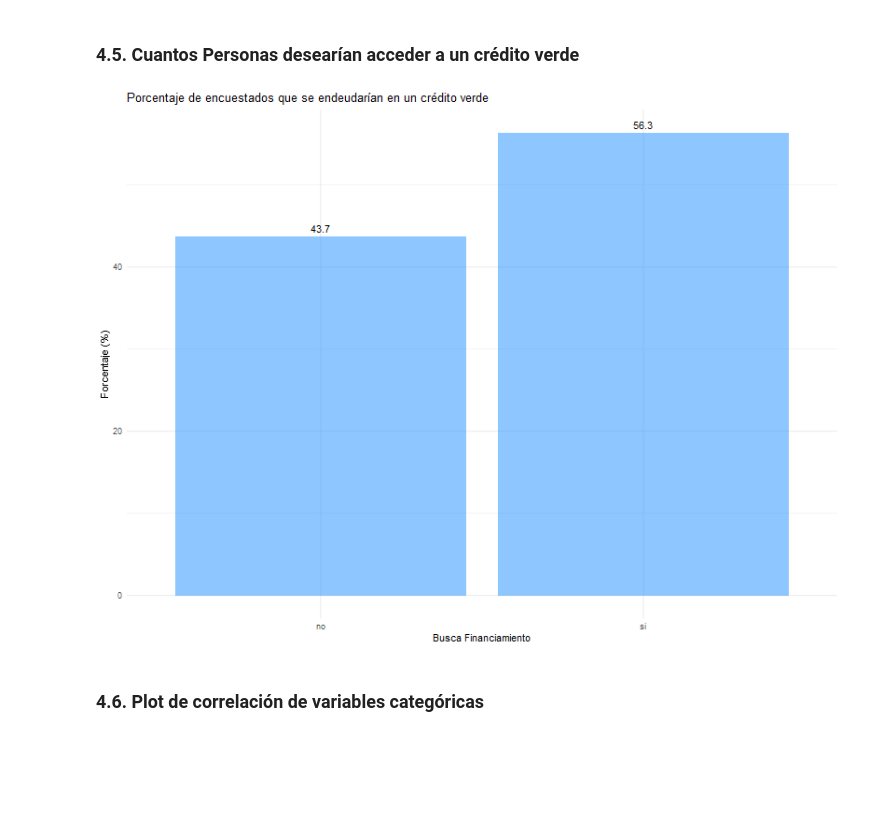
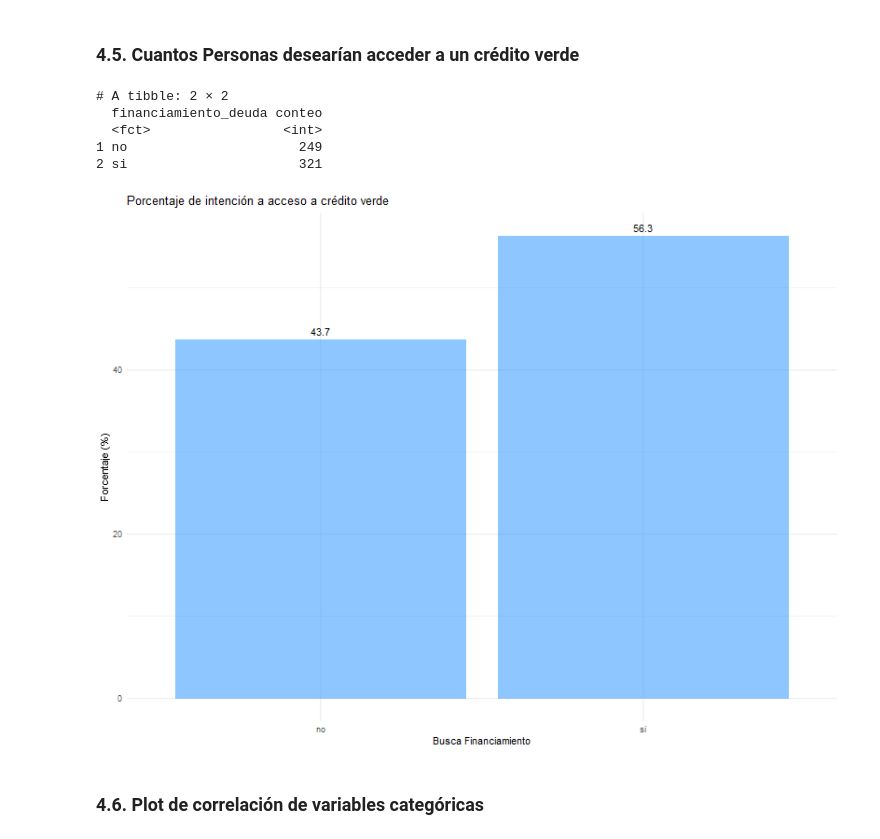
Before and after one commit to daningMontano/EDA_AGRICULTURE, a Jupyter notebook: EDA_agriculture_FP.ipynb, the cells around one changed output. Cells and saved outputs as stored; diff of their text form; code cells hidden in the pictures; blank space fills up the shorter version.

Commit message:
Versión 1 de EDA de Análisis de créditos verdes

```diff
--- a/EDA_agriculture_FP.ipynb
+++ b/EDA_agriculture_FP.ipynb
@@ -266,17 +267,29 @@ df_agri%>%group_by(sexo)%>%
 2 Hombre     45.0
 # %% [markdown]
 ### 4.5. Cuantos Personas desearían acceder a un crédito verde
+# %%
+df_agri %>%
+  group_by(financiamiento_deuda) %>%
+  summarise(conteo = n())
+# %% [output]
+# A tibble: 2 × 2
+  financiamiento_deuda conteo
+  <fct>                 <int>
+1 no                      249
+2 si                      321
 # %%
-df_agri %>%
+barplot_acceso_creditos= df_agri %>%
   group_by(financiamiento_deuda) %>%
   summarise(conteo = n()) %>%
   mutate(Porcentaje = (conteo / sum(conteo)) * 100) %>%
   ggplot(aes(x = financiamiento_deuda, y = Porcentaje)) +
   geom_bar(stat = "identity", fill = "#1E90FF", alpha = 0.5) +
   geom_text(aes(label = round(Porcentaje, 1)), vjust = -0.5, size = 4) +
   xlab("Busca Financiamiento") +
   ylab("Porcentaje (%)") +
-  ggtitle("Porcentaje de encuestados que se endeudarían en un crédito verde") +
+  ggtitle("Porcentaje de intención a acceso a crédito verde") +
   theme_minimal()
+
+print(barplot_acceso_creditos)
 # %% [output]
-[figure, old version]
+[figure, new version]
```
Also changed, not shown: parts of 6 cells of this notebook, 4 other files.
